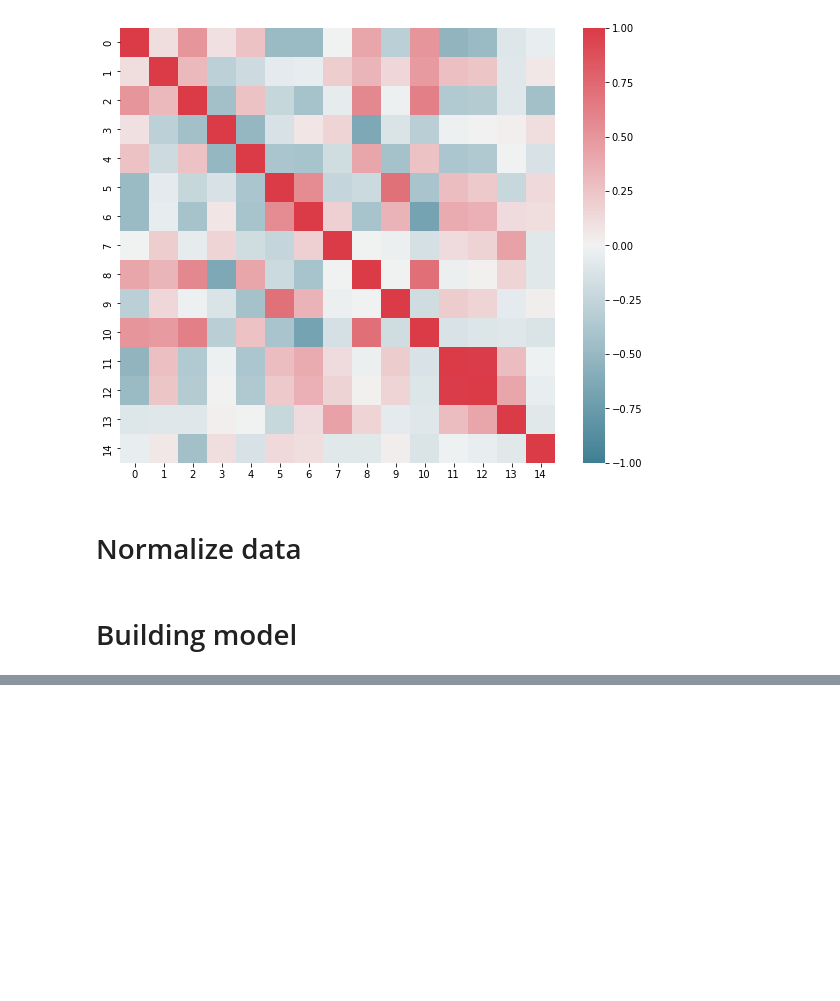
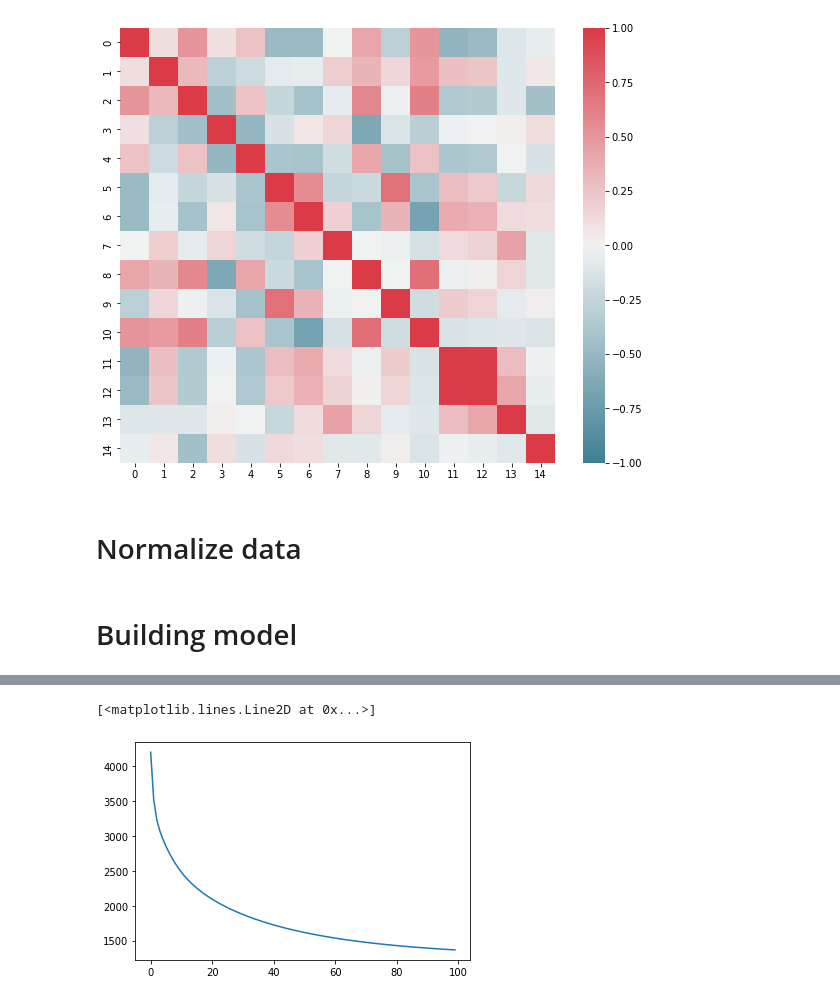
Before and after one commit to EthAnHoangg/DSLab-Training-Basic-ML-Models, a Jupyter notebook: Session_01/RidgeRegression.ipynb, the cells around one changed output, grey strips where cells are left out. Cells and saved outputs as stored; diff of their text form; code cells hidden in the pictures; blank space fills up the shorter version.

```diff
--- a/Session_01/LR.ipynb
+++ b/Session_01/RidgeRegression.ipynb
@@ -213,0 +264,5 @@ print(W)
+# %%
+plt.plot(loss_history)
+# %% [output]
+[<matplotlib.lines.Line2D at 0x...>]
+[figure, added]
```
Also changed, not shown: parts of 10 cells of this notebook.
